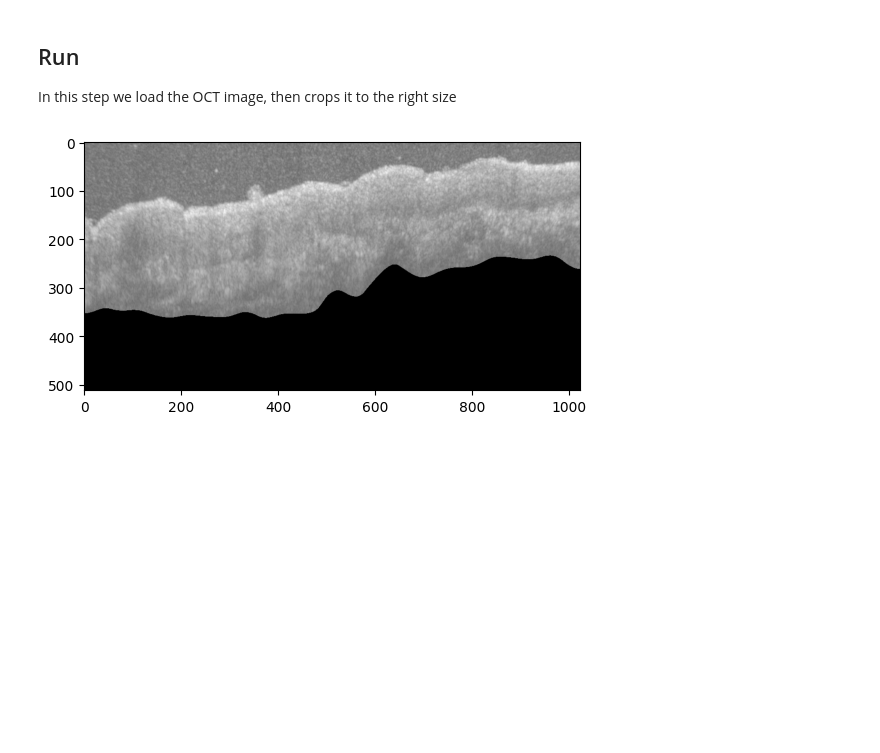
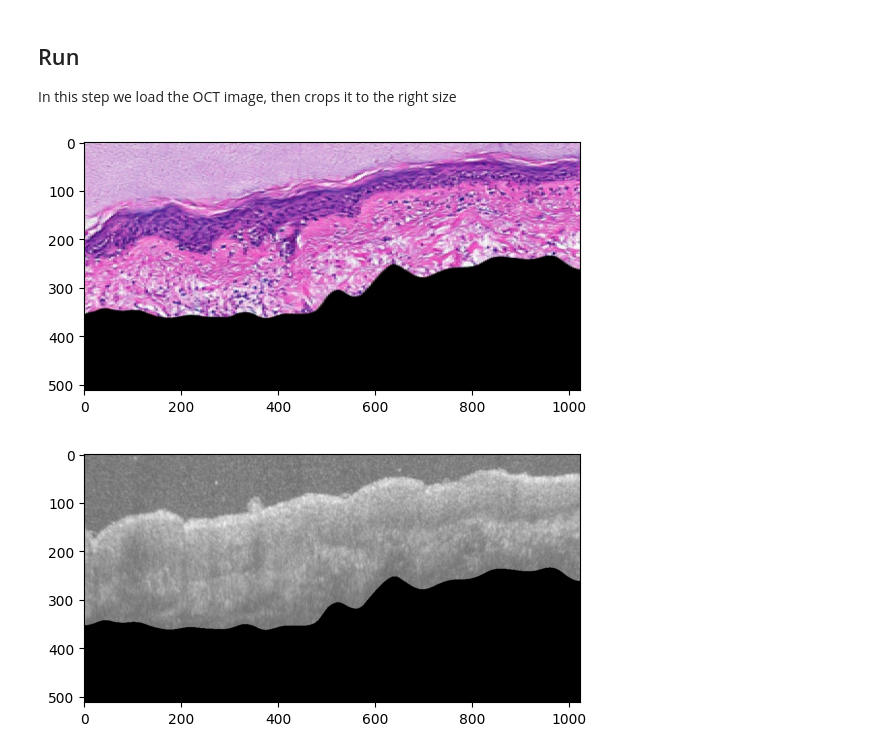
Before and after one commit to MyYo/SaaS, a Jupyter notebook: run_oct2hist.ipynb, the cells around one changed output. Cells and saved outputs as stored; diff of their text form; code cells hidden in the pictures; blank space fills up the shorter version.

Commit message:
Save raw image to file at the end

```diff
--- a/run_oct2hist.ipynb
+++ b/run_oct2hist.ipynb
@@ -19,8 +19,7 @@ if not oct_input_image_path:
   import os
   uploaded = files.upload()
   oct_input_image_path = list(uploaded.keys())[0]
-  current_directory = os.getcwd()
-  oct_input_image_path = os.path.join(current_directory, oct_input_image_path)
+  oct_input_image_path = os.path.join(os.getcwd(), oct_input_image_path)
 
 # OCT image's pixel size
 microns_per_pixel_z = 1
@@ -75,17 +74,27 @@ In this step we load the OCT image, then crops it to the right size
 # %%
 # Load OCT image
 oct_image = cv2.imread(oct_input_image_path)
 if oct_image is None:
   raise FileNotFoundError(f"The file '{oct_input_image_path}' was not found.")
 
 # Cropping
 cropped = crop(oct_image, target_width=1024, target_height=512, x0=x0, z0=z0)
 
 # Run Inference
 virtual_histology_image, masked_image , o2h_input = oct2hist.run_network(
     cropped,
     microns_per_pixel_x = microns_per_pixel_x,
-    microns_per_pixel_z = microns_per_pixel_z )
+    microns_per_pixel_z = microns_per_pixel_z,
+    # min_signal_threshold = 0.15, # Un comment this part to skip the auto threshold discovery
+    )
+
+# Show the virtual histology image result
+showImg(virtual_histology_image)
+
+# Save virtual histology image to file
+cv2.imwrite('/content/output.png', cv2.cvtColor(virtual_histology_image, cv2.COLOR_RGB2BGR));
+# %% [output]
+[figure, added]
 # %%
 #@title Masked Image
 showImg(masked_image)
```
Also changed, not shown: parts of 2 cells of this notebook.
